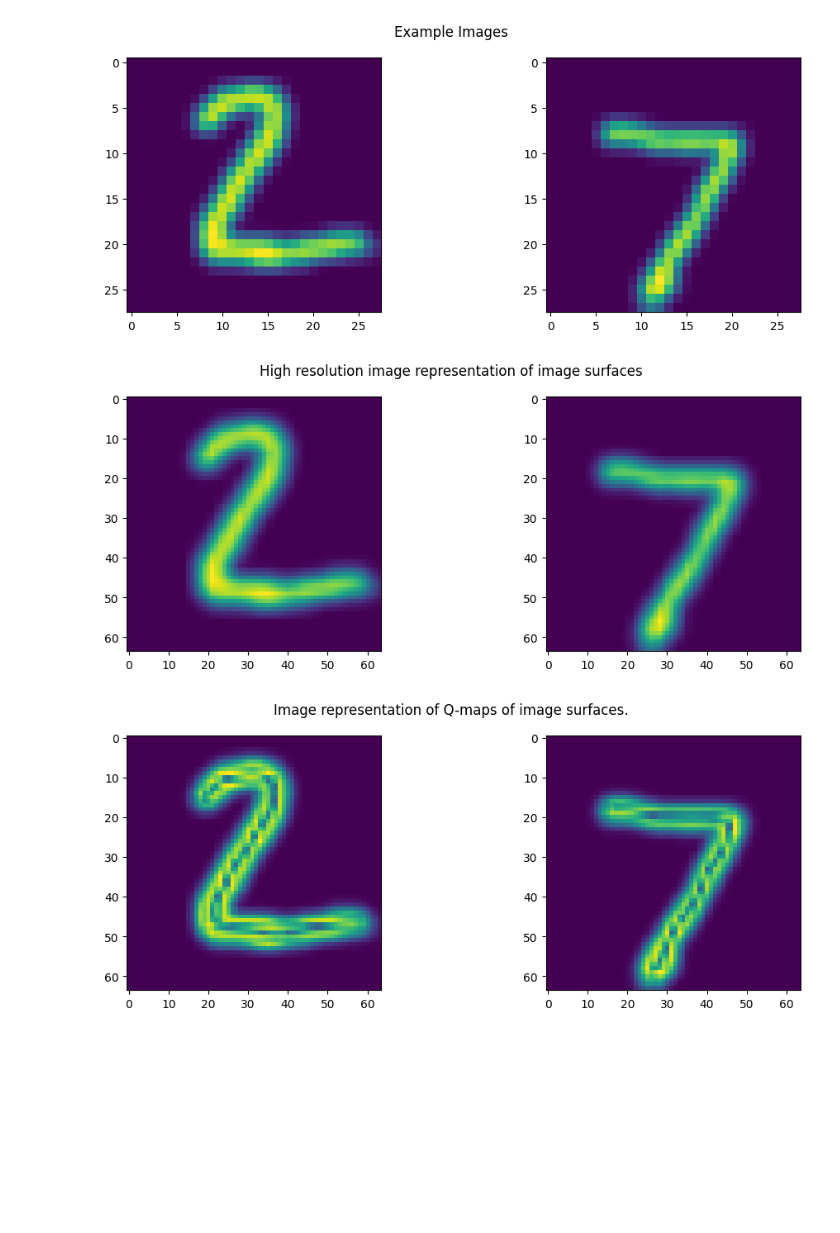
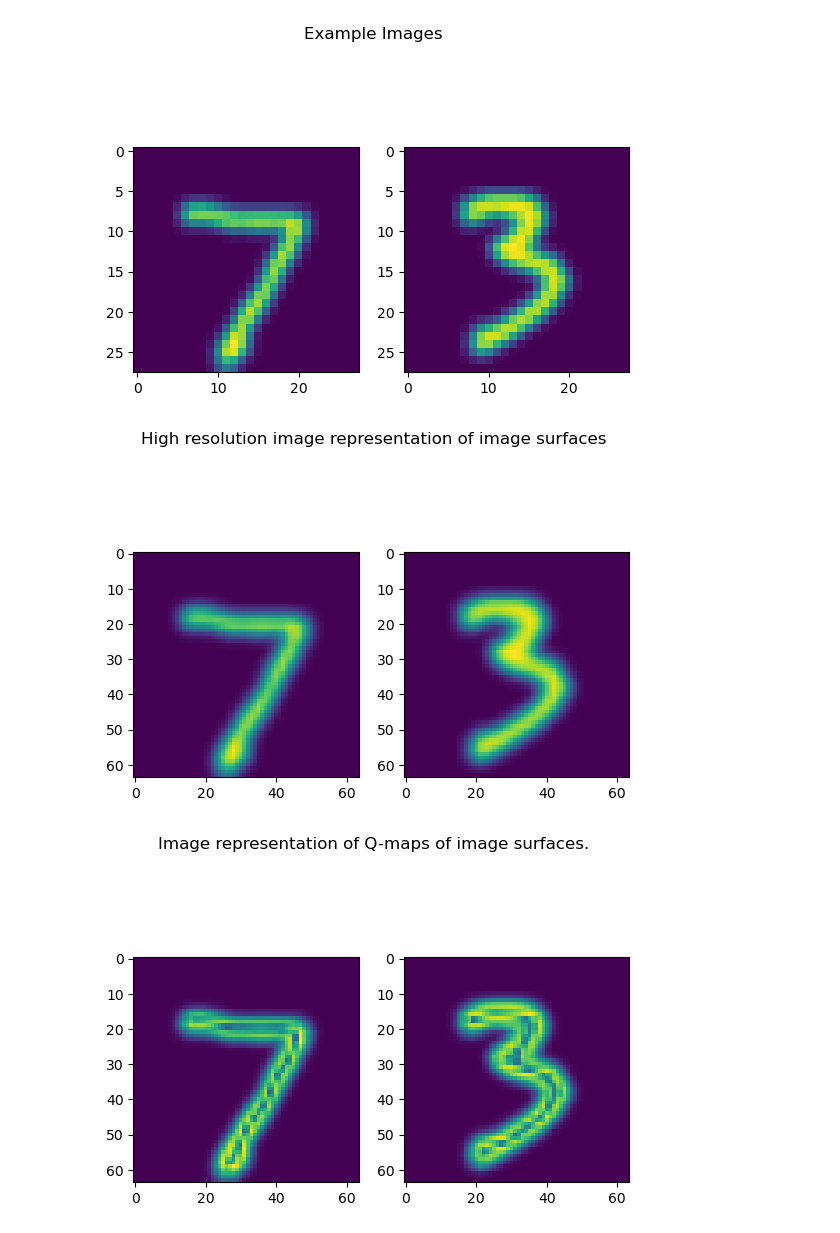
Before and after one commit to jorgenriseth/deepshape, a Jupyter notebook: example-notebooks/Digit Matching.ipynb, the cells around one changed output. Cells and saved outputs as stored; diff of their text form; code cells hidden in the pictures; blank space fills up the shorter version.

```diff
--- a/example-notebooks/Digit Matching.ipynb
+++ b/example-notebooks/Digit Matching.ipynb
@@ -21,8 +21,8 @@ imgdata = gaussian_blur(imgdata, [3, 3])
 imgdata /= imgdata.max()
 
 # Extract example images
-img1 = imgdata[1]
-img2 = imgdata[0]
+img1 = imgdata[0]
+img2 = imgdata[30]
 
 fig, (ax1, ax2 )= plt.subplots(1, 2)
 ax1.imshow(img1)
@@ -31,8 +31,8 @@ plt.suptitle("Example Images")
 plt.show()
 
 # Create surface representation of images
-f = SingleChannelImageSurface(img1, centering=True, mode='bicubic')
-g = SingleChannelImageSurface(img2, centering=True, mode='bicubic')
+f = SingleChannelImageSurface(img1, centering=True, scaled=True, mode='bicubic')
+g = SingleChannelImageSurface(img2, centering=True, scaled=True, mode='bicubic')
 
 # Find example data of surface representations of the images.
 k = 64
@@ -49,33 +49,33 @@ plt.suptitle("High resolution image representation of image surfaces")
 plt.show()
 
 # Create sample data of Q-map representations of the images.
 q = Qmap(f)
 r = Qmap(g)
 Zq = q(XX).permute(2, 0, 1).numpy()
 Zr = r(XX).permute(2, 0, 1).numpy()
 
 # Plot the q-map representation as images.
 fig, (ax1, ax2 )= plt.subplots(1, 2)
 ax1.imshow(Zq[2])
 ax2.imshow(Zr[2])
 plt.suptitle("Image representation of Q-maps of image surfaces.")
 plt.show()
 
 
 # 3D-plot of the surface representation of the images.
 fig = plt.figure(figsize=(12, 4))
 fig.suptitle("3D Surface Representation of Images")
 ax = plt.axes((0., 1., 0.5, 1.), projection='3d')
 ax.plot_surface(*Zf, rstride=1, cstride=1)
 ax.view_init(+60, -270)
 ax.invert_xaxis()
 
 ax = plt.axes((0.5, 1., 0.5, 1.), projection='3d')
 ax.plot_surface(*Zg, rstride=1, cstride=1)
 ax.view_init(+60, -270)
 ax.invert_xaxis()
 plt.show(fig)
 # %% [output]
-[figure, old version]
+[figure, new version]
-[figure, old version]
+[figure, new version]
-[figure, old version]
+[figure, new version]
```
Also changed, not shown: parts of 6 cells of this notebook, 25 other files.
